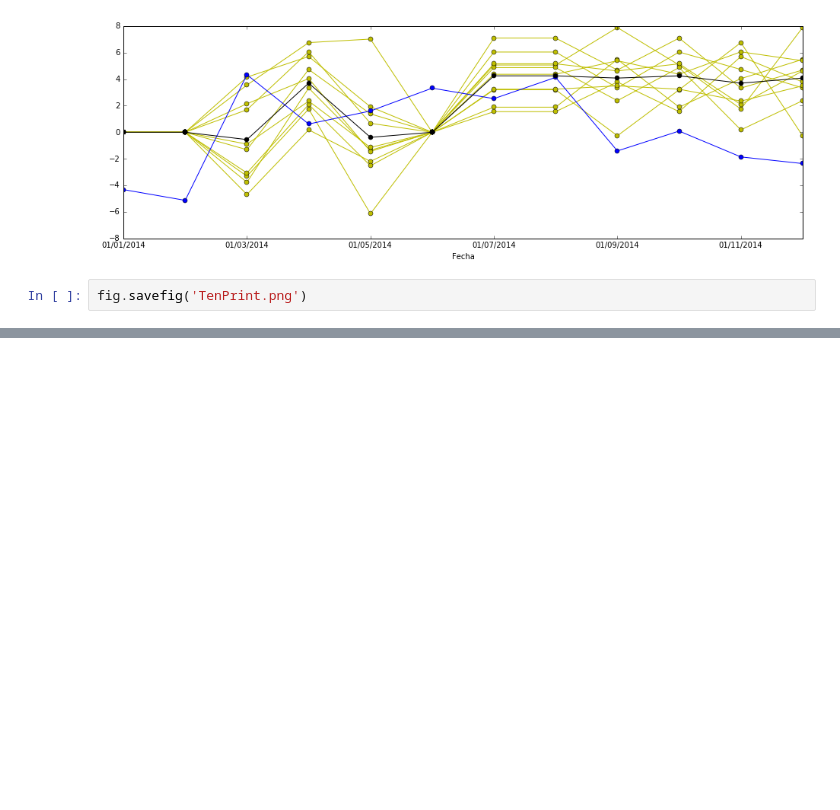
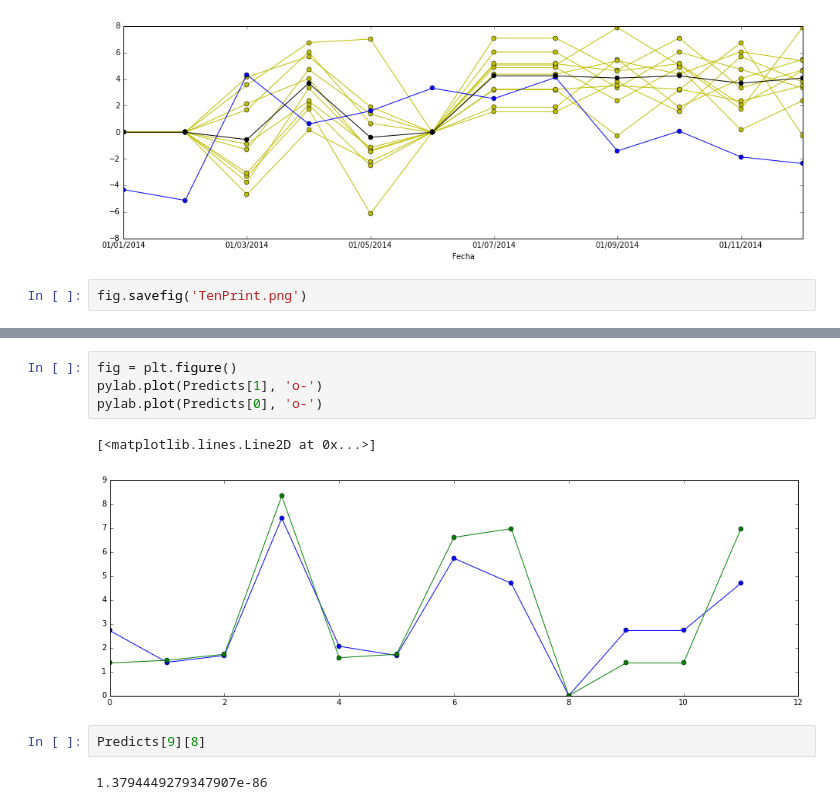
Before and after one commit to Ark93/RedNeuronal, a Jupyter notebook: FFNN.ipynb, the cells around one changed output, grey strips where cells are left out. Saved outputs shown, nothing was run; the diff lists cells and outputs as text; blank space fills up the shorter version.

```diff
--- a/FFNN.ipynb
+++ b/FFNN.ipynb
@@ -653,0 +678,11 @@ fig.savefig('TenPrint.png')
+# %%
+fig = plt.figure()
+pylab.plot(Predicts[1], 'o-')
+pylab.plot(Predicts[0], 'o-')
+# %% [output]
+[<matplotlib.lines.Line2D at 0x...>]
+[figure, added]
+# %%
+Predicts[9][8]
+# %% [output]
+1.3794449279347907e-86
```
Also changed, not shown: parts of 3 cells of this notebook, 1 other file.
